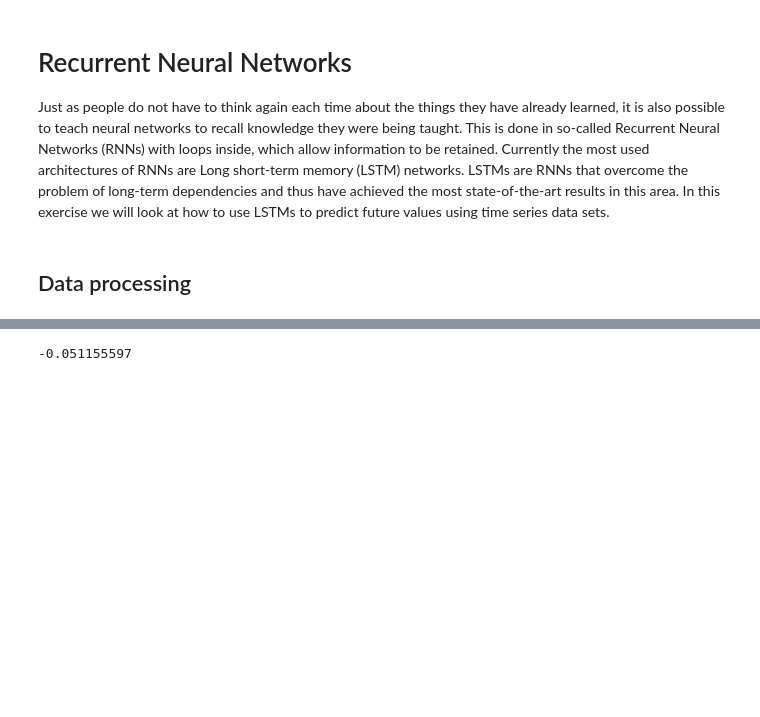
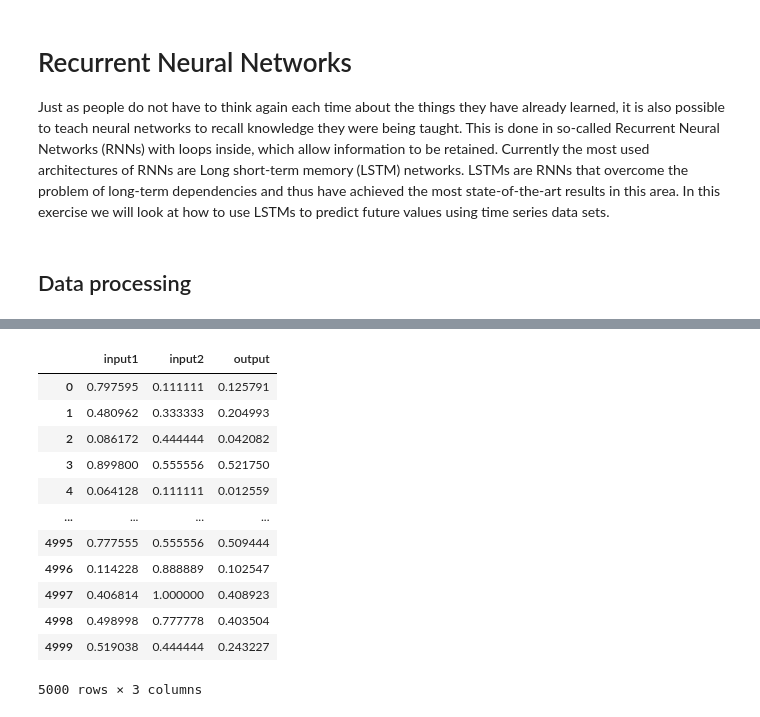
Before and after one commit to BesT1CooKie1/nn_oedometer, a Jupyter notebook: 02_nn.ipynb, the cells around one changed output, grey strips where cells are left out. Drawn from its saved outputs; the diff is of its cells as text; code cells hidden in the pictures; blank space fills up the shorter version.

```diff
--- a/02_nn.ipynb
+++ b/02_nn.ipynb
@@ -218,13 +220,12 @@ def plot_input():
     plt.tight_layout()
     plt.show()
 # %%
-i = 1000000
+i = 5000
 
 oedo_para = {
     'max_n': 1,
     'e_0': 1.0,
     'C_c': 0.005,
-    'delta_epsilon': 0.0005,
     'total_epsilon': 0,
     'e_s': 400.0
 }
@@ -232,10 +233,12 @@ oedo_para = {
 # Vorbereitung Tensoren
 sigma_t = []
 delta_sigma = []
-delta_epsilon =  i * [.0005] # []
+delta_epsilon =  []
 for i in range(i):
     oedo_para['sigma_t'] = r.randrange(0,500)
+    oedo_para['delta_epsilon'] = r.uniform(0.0001,0.001)
     oedo = Oedometer(**oedo_para)
+    delta_epsilon.append(round(oedo.delta_epsilon[0], 4))
     delta_sigma.append(round(oedo.delta_sigma[0], 2))
     sigma_t.append(round(oedo.sigma_t[0], 2))
 # %%
@@ -318,12 +251,33 @@ Loss: 3351.6643
-# %%
-model.eval()
-
-new_sigma_t = torch.tensor([1])
-new_delta_epsilon = torch.tensor([.0005])
-with torch.no_grad():
-    new_input = torch.stack((new_sigma_t, new_delta_epsilon), dim=1).unsqueeze(0).float()
-    prediction = model(new_input)
-    prediction = prediction.squeeze().numpy()
-print(prediction)
-# %% [output]
--0.051155597
+# %%
+from sklearn.preprocessing import MinMaxScaler
+
+# Beispiel-Daten
+data = {
+    'input1': sigma_t,
+    'input2': delta_epsilon,
+    'output': delta_sigma
+}
+
+df = pd.DataFrame(data)
+
+# Normalisierung
+scaler = MinMaxScaler()
+scaled_data = scaler.fit_transform(df)
+
+# Zurück in DataFrame
+df_scaled = pd.DataFrame(scaled_data, columns=df.columns)
+df_scaled
+# %% [output]
+|  | input1 | input2 | output |
+| 0 | 0.797595 | 0.111111 | 0.125791 |
+| 1 | 0.480962 | 0.333333 | 0.204993 |
+| 2 | 0.086172 | 0.444444 | 0.042082 |
+| 3 | 0.899800 | 0.555556 | 0.521750 |
+| 4 | 0.064128 | 0.111111 | 0.012559 |
+| ... | ... | ... | ... |
+| 4995 | 0.777555 | 0.555556 | 0.509444 |
+| 4996 | 0.114228 | 0.888889 | 0.102547 |
+| 4997 | 0.406814 | 1.000000 | 0.408923 |
+| 4998 | 0.498998 | 0.777778 | 0.403504 |
+| 4999 | 0.519038 | 0.444444 | 0.243227 |
+5000 rows × 3 columns
```
Also changed, not shown: parts of 11 cells of this notebook, 4 other files.
